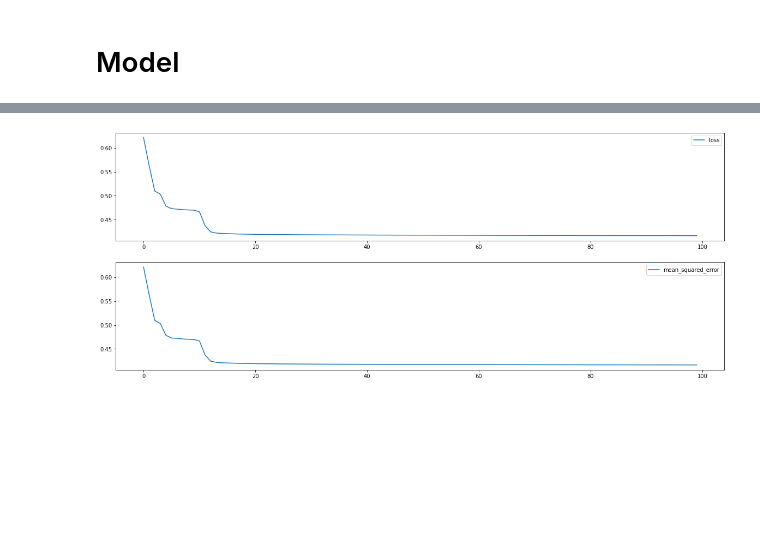
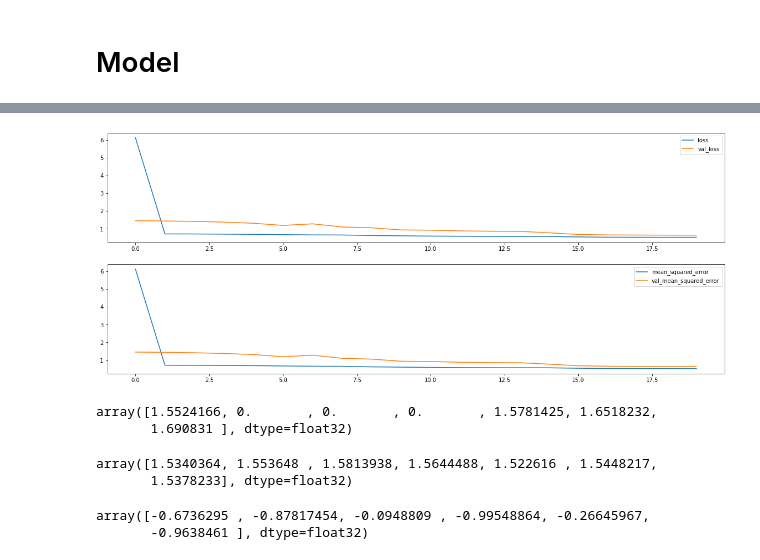
Before and after one commit to FreeLike76/KpiDataScience, a Jupyter notebook: Lab5/ds5_model.ipynb, the cells around one changed output, grey strips where cells are left out. Cells and saved outputs as stored; diff of their text form; code cells hidden in the pictures; blank space fills up the shorter version.

```diff
--- a/Lab5/ds5_model.ipynb
+++ b/Lab5/ds5_model.ipynb
@@ -71,7 +78,7 @@ m = df.shape[0] - (Tx + Ty)
 X = np.zeros((m, Tx, n))
 y = np.zeros((m, Ty))
 
-for i in range(y.shape[0]):
+for i in range(m):
     X[i, :, :] = df[features].iloc[i:i+Tx].values
     y[i, :] = df["log_diff"].iloc[i+Tx: i+Tx+Ty].values
 
@@ -110,18 +117,18 @@ y_test (413, 7)
 # %% [markdown]
 # Model
 # %%
-def create_model(Tx, features, Ty, learning_rate=0.01, decay=0.01):
-    X_in = layers.Input(shape=(Tx, features))
+def create_model(Tx, n, Ty, learning_rate=0.015, decay=0.0075):
+    X_in = layers.Input(shape=(Tx, n))
     X = layers.LSTM(42, activation="relu", return_sequences=False)(X_in)
     X_out = layers.Dense(7, activation="relu")(X)
 
     model = tf.keras.Model(inputs=X_in, outputs=X_out)
-
-    opt = tf.optimizers.Adam(learning_rate=learning_rate, decay=decay)
+    # , decay=decay
+    opt = tf.optimizers.Adam(learning_rate=learning_rate)
     model.compile(optimizer=opt, loss=tf.losses.MeanSquaredError(), metrics=[tf.metrics.MeanSquaredError()])
 
     return model
 # %%
-model = create_model(Tx, n, Ty, learning_rate=0.02, decay=0.02)
+model = create_model(Tx, n, Ty, learning_rate=0.02, decay=0.005)
 model.summary()
 # %% [output]
@@ -141,5 +149,5 @@ Trainable params: 8,533
 Non-trainable params: 0
 _________________________________________________________________
 # %%
-history = model.fit(train_dataset, epochs=50)
+history = model.fit(train_dataset, validation_data=test_dataset, epochs=20)
 # %% [output]
@@ -168,9 +171,11 @@ model.evaluate(test_dataset)
 # %%
 fig, axes = plt.subplots(2, 1)
 axes[0].plot(history.history["loss"], label="loss")
+axes[0].plot(history.history["val_loss"], label="val_loss")
 axes[0].legend()
 axes[1].plot(history.history["mean_squared_error"], label="mean_squared_error")
+axes[1].plot(history.history["val_mean_squared_error"], label="val_mean_squared_error")
 axes[1].legend()
 plt.show()
 # %% [output]
-[figure, old version]
+[figure, new version]
@@ -176,0 +184,15 @@ plt.show()
+# %%
+model.predict(X[-1:])[0]
+# %% [output]
+array([1.5524166, 0.       , 0.       , 0.       , 1.5781425, 1.6518232,
+       1.690831 ], dtype=float32)
+# %%
+y[-1, :]
+# %% [output]
+array([1.5340364, 1.553648 , 1.5813938, 1.5644488, 1.522616 , 1.5448217,
+       1.5378233], dtype=float32)
+# %%
+X[0,0]
+# %% [output]
+array([-0.6736295 , -0.87817454, -0.0948809 , -0.99548864, -0.26645967,
+       -0.9638461 ], dtype=float32)
```
Also changed, not shown: parts of 10 cells of this notebook, 1 other file.
